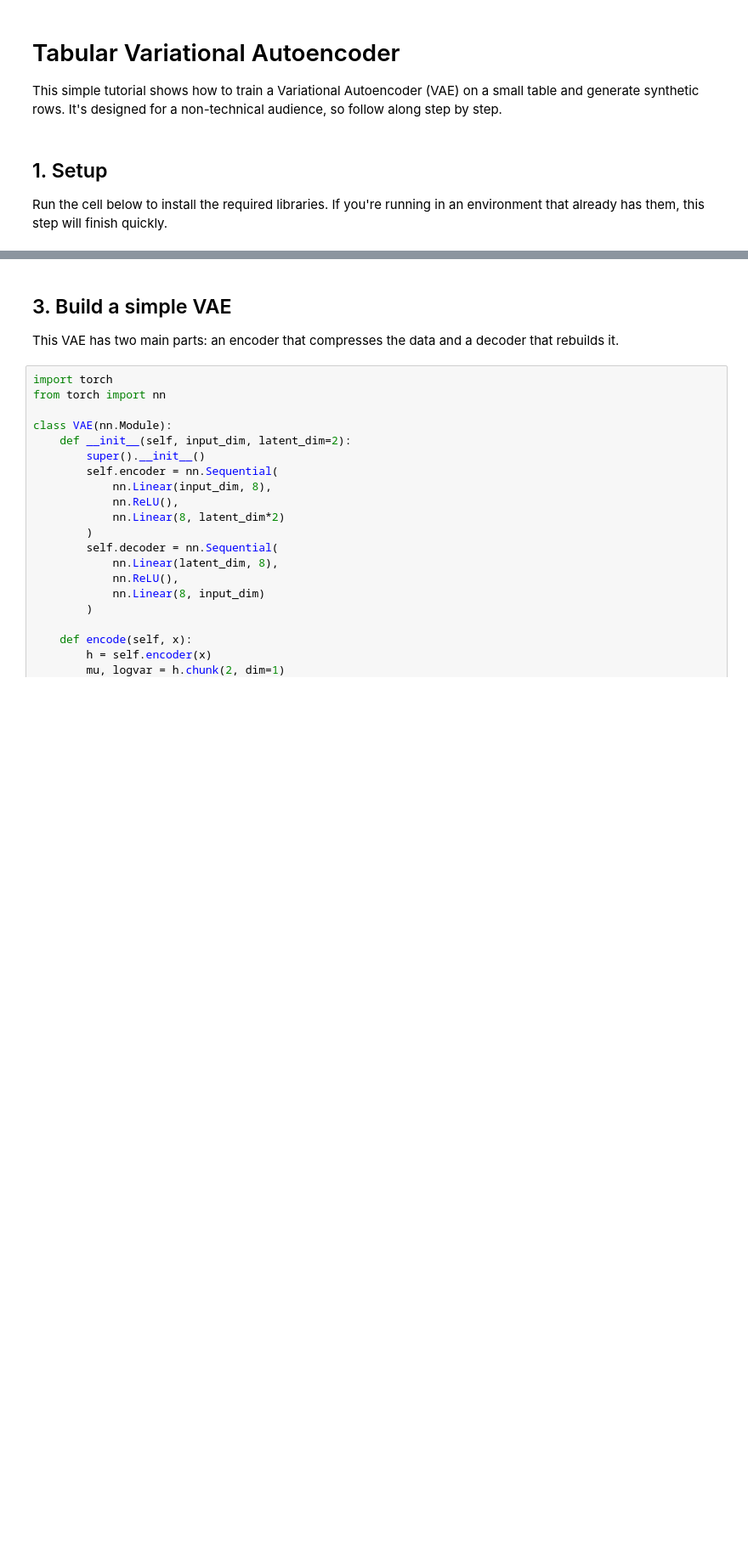
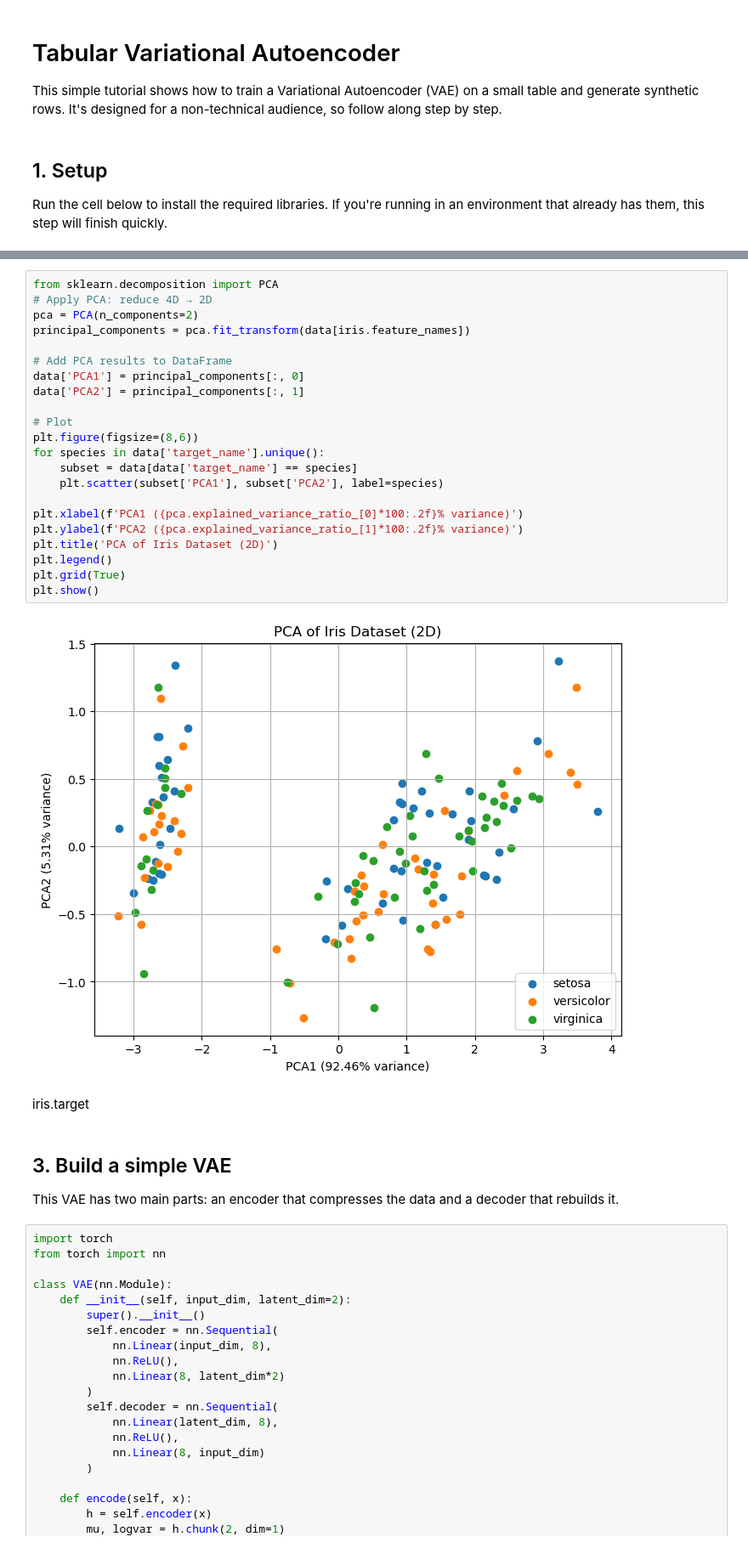
Before and after one commit to InvincibleIRMan/Datathon-WP7, a Jupyter notebook: TabularVAE_Tutorial.ipynb, the cells around one changed output, grey strips where cells are left out. Shown: that part at 85% size. Drawn from its saved outputs; the diff is of its cells as text; blank space fills up the shorter version.

```diff
--- a/TabularVAE_Tutorial.ipynb
+++ b/TabularVAE_Tutorial.ipynb
@@ -30,3 +112,29 @@ Dataset shape: (150, 4)
+# %%
+from sklearn.decomposition import PCA
+# Apply PCA: reduce 4D → 2D
+pca = PCA(n_components=2)
+principal_components = pca.fit_transform(data[iris.feature_names])
+
+# Add PCA results to DataFrame
+data['PCA1'] = principal_components[:, 0]
+data['PCA2'] = principal_components[:, 1]
+
+# Plot
+plt.figure(figsize=(8,6))
+for species in data['target_name'].unique():
+    subset = data[data['target_name'] == species]
+    plt.scatter(subset['PCA1'], subset['PCA2'], label=species)
+
+plt.xlabel(f'PCA1 ({pca.explained_variance_ratio_[0]*100:.2f}% variance)')
+plt.ylabel(f'PCA2 ({pca.explained_variance_ratio_[1]*100:.2f}% variance)')
+plt.title('PCA of Iris Dataset (2D)')
+plt.legend()
+plt.grid(True)
+plt.show()
+# %% [output]
+[figure, added]
+# %% [markdown]
+iris.target
 # %% [markdown]
 ## 3. Build a simple VAE
 This VAE has two main parts: an encoder that compresses the data and a decoder that rebuilds it.
```
Also changed, not shown: parts of 17 cells of this notebook, 1 other file.
